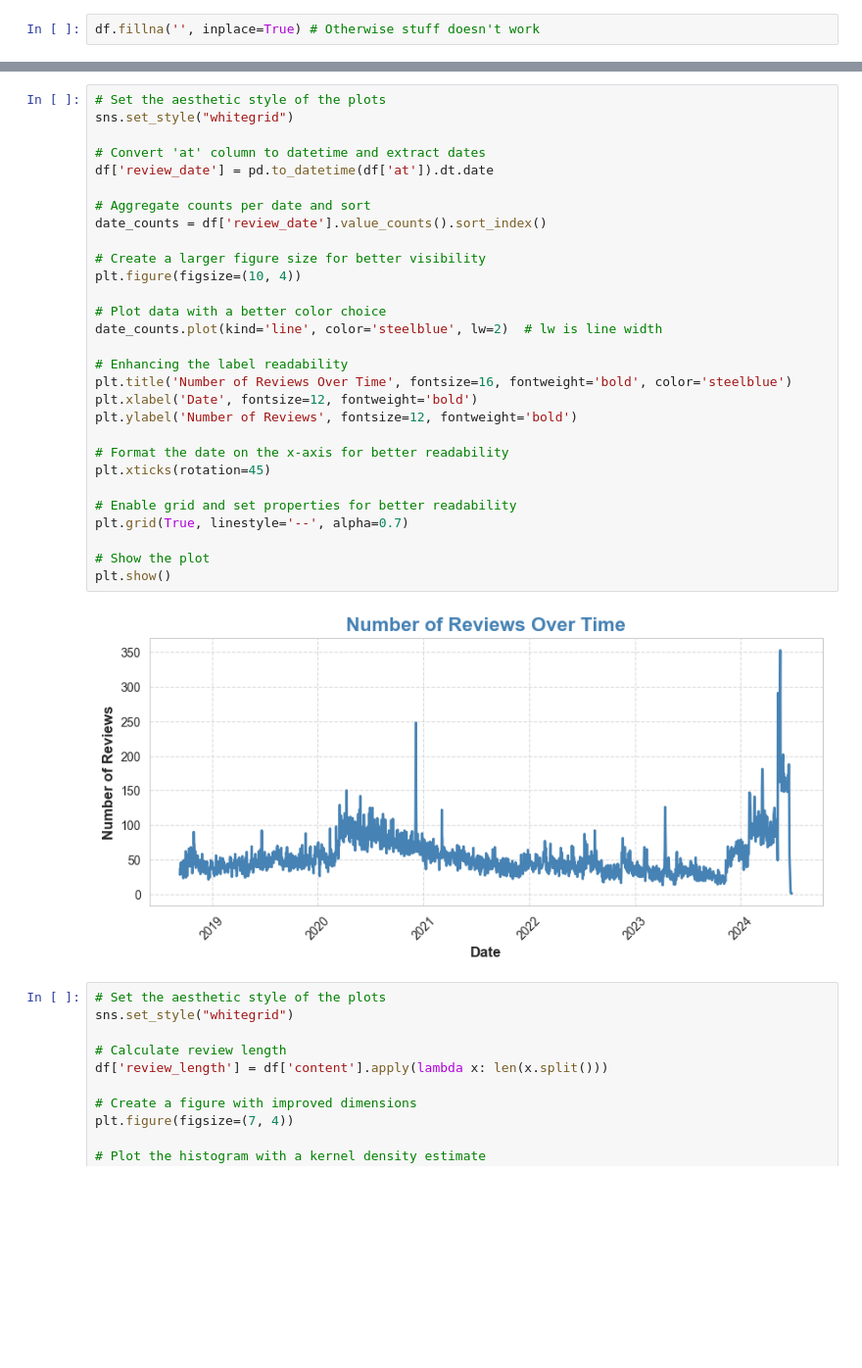
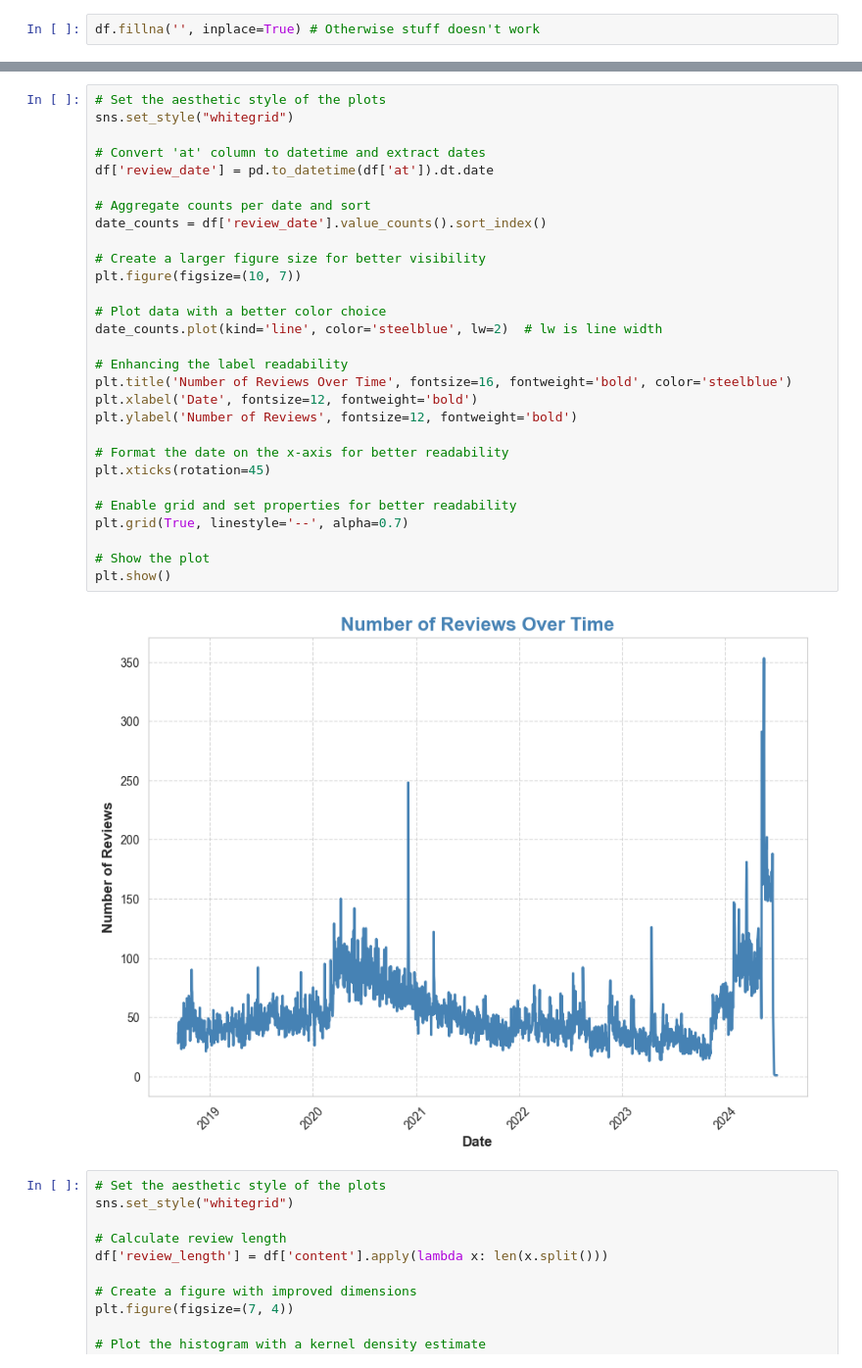
Before and after one commit to EdoardoVaira/Simple-Sentiment-Analysis-Guide, a Jupyter notebook: data_visualization.ipynb, the cells around one changed output, grey strips where cells are left out. Shown at 98% size. Drawn from its saved outputs; the diff is of its cells as text; blank space fills up the shorter version.

```diff
--- a/data_visualization.ipynb
+++ b/data_visualization.ipynb
@@ -52,34 +98,34 @@ plt.show()
 # %%
 # Set the aesthetic style of the plots
 sns.set_style("whitegrid")
 
 # Convert 'at' column to datetime and extract dates
 df['review_date'] = pd.to_datetime(df['at']).dt.date
 
 # Aggregate counts per date and sort
 date_counts = df['review_date'].value_counts().sort_index()
 
 # Create a larger figure size for better visibility
-plt.figure(figsize=(10, 4))
+plt.figure(figsize=(10, 7))
 
 # Plot data with a better color choice
 date_counts.plot(kind='line', color='steelblue', lw=2)  # lw is line width
 
 # Enhancing the label readability
 plt.title('Number of Reviews Over Time', fontsize=16, fontweight='bold', color='steelblue')
 plt.xlabel('Date', fontsize=12, fontweight='bold')
 plt.ylabel('Number of Reviews', fontsize=12, fontweight='bold')
 
 # Format the date on the x-axis for better readability
 plt.xticks(rotation=45)
 
 # Enable grid and set properties for better readability
 plt.grid(True, linestyle='--', alpha=0.7)
 
 # Show the plot
 plt.show()
 # %% [output]
-[figure, old version]
+[figure, new version]
 # %%
 # Set the aesthetic style of the plots
 sns.set_style("whitegrid")
```
Also changed, not shown: parts of 14 cells of this notebook, 1 other file.
